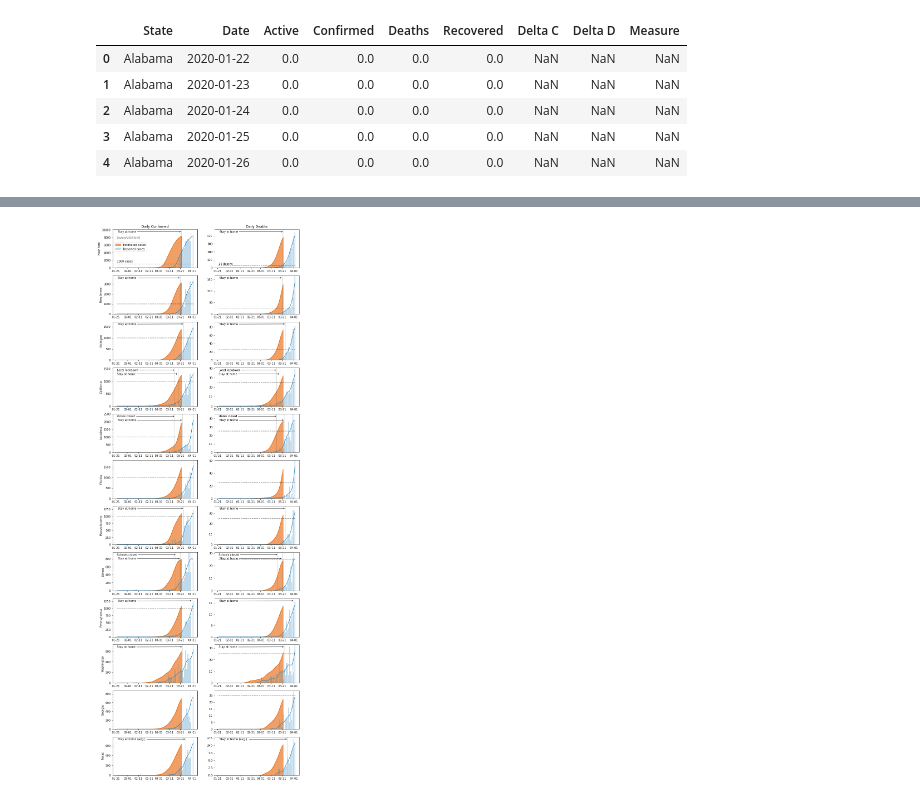
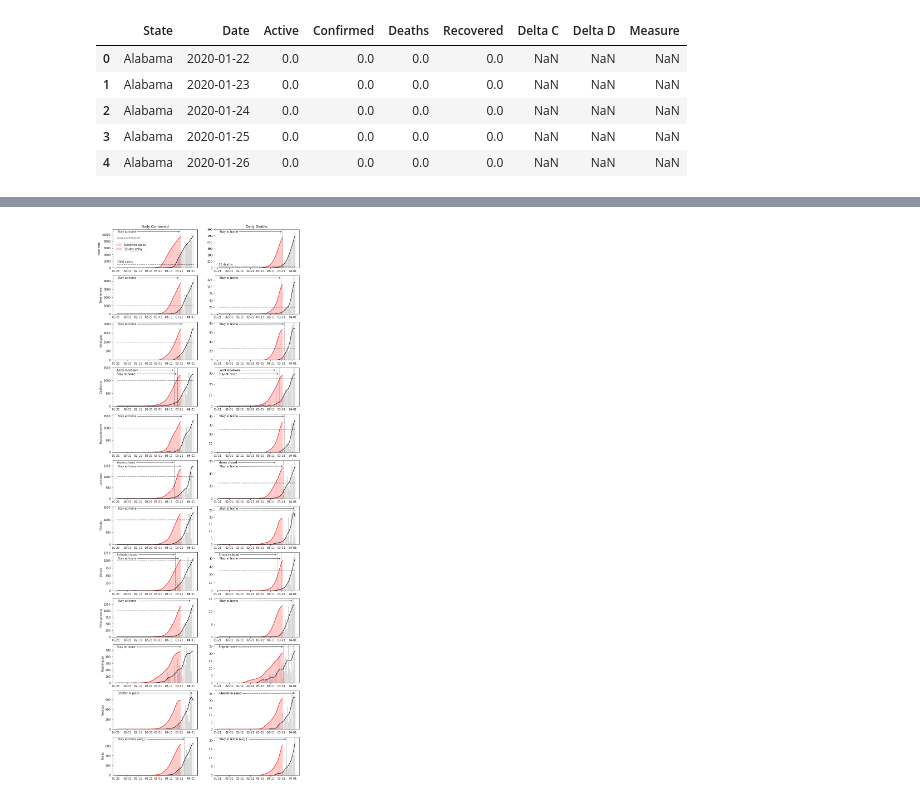
Before and after one commit to tlmohren/Covid19_analysis, a Jupyter notebook: JHUdata_states_daily.ipynb, the cells around one changed output, grey strips where cells are left out. Cells and saved outputs as stored; diff of their text form; code cells hidden in the pictures.

Commit message:
color change in daily cases

```diff
--- a/JHUdata_states_daily.ipynb
+++ b/JHUdata_states_daily.ipynb
@@ -389,22 +400,31 @@ def smooth(x,window_len=11,window='hanning'):
     return y
 
 def plot_daily( ax_p, date_col, data_series, measures = pd.DataFrame()):
-    bar_alpha = .6
-    fill_alpha = .6
-    bar_col = '#2b83ba'
-    fill_col ='#e66101'
+#     bar_alpha = .6
+#     fill_alpha = .6
+#     bar_col = '#2b83ba'
+#     fill_col ='#e66101'
+
+    bar_alpha = .15
+    fill_alpha = .2
+#     bar_col = '#2b83ba'
+#     fill_col ='#e66101'
+
+    bar_col = 'k'#np.array([ 1,1,1] )*0.5
+    fill_col = 'r'
+
 
     z_bar= 3
     z_fill = 1
 
 
     # plotting parameters
-    bar_alpha = 0.3
+#     bar_alpha = 0.3
     filter_w = 9
     filter_w_delay = 13
 
-    case_delay = 11
-    death_delay = 13
+    case_delay = 12
+    death_delay = 12
 
     edge_cut = int( np.floor(filter_w/2) )
     edge_cut_delay = int( np.floor(filter_w_delay/2) )
@@ -424,11 +444,12 @@ def plot_daily( ax_p, date_col, data_series, measures = pd.DataFrame()):
              alpha = bar_alpha , color=bar_col,
                 label = 'Reported cases', zorder = z_bar)
     ax_p.plot( date_col, plot_smooth, color=bar_col, zorder = z_bar)
+
     ax_p.plot( date_col.iloc[0:-case_delay] , plot_smooth_delay[case_delay:]  ,
                       color=fill_col, zorder = z_fill)
     ax_p.fill_between( date_col.iloc[0:-case_delay] , 0, plot_smooth_delay[case_delay:] ,
                       alpha= fill_alpha, color=fill_col,
-                      label='Estimated cases', zorder = z_fill
+                      label='12-day delay', zorder = z_fill
                     )
 
     # axis modify
@@ -447,7 +468,8 @@ def plot_daily( ax_p, date_col, data_series, measures = pd.DataFrame()):
     # annotate
     counter = 0
     for i,row in measures.iterrows():
-        ax_p.plot( [row['Date'],row['Date']] ,[0,cmax], alpha = 0.2,color='k')
+        ax_p.plot( [row['Date'],row['Date']] ,[0,cmax],'--', alpha = 0.5,color='k',linewidth=1,zorder  = 6)
+#         ax_p.plot( [row['Date'],row['Date']] ,[0,cmax], alpha = 0.2,color='k')
         chinese = ['Hubei','China']
         if any(c in measures.iloc[0,:]['Measure'] for c in chinese):
             ax_p.annotate( row['Measure'], (row["Date"],cmax*(0.94-0.1*counter)) ,
@@ -504,32 +535,41 @@ for i,country in enumerate( top_state ):
 
     plot_daily( ax[i,0] , df_pl['Date'], df_pl['Daily Confirmed'], measures)
     plot_daily( ax[i,1] , df_pl['Date'], df_pl['Daily Deaths'],measures)
 
     # add comparison lines
     ax[i,0].plot( dates[[0,len(days)-1]], [1000,1000],'--',color='k', alpha = 0.5 )
     ax[i,1].plot( dates[[0,len(days)-1]], [25,25],'--',color='k', alpha = 0.5 )
     ax[i,0].set_ylabel( country )
 
 ax[0,0].set_title('Daily Confirmed')
 ax[0,1].set_title('Daily Deaths')
-ax[0,0].legend(  bbox_to_anchor=(0.42, .7))
+
+# ax[0,0].legend(  bbox_to_anchor=(0.42, .7))
+# # reverse the order
+# handles, labels = ax[0,0].get_legend_handles_labels()
+# ax[0,0].legend(handles[::-1], labels[::-1])
+
+ax[0,0].legend(  ax[0,0].get_legend_handles_labels()[0][::-1] ,
+               ax[0,0].get_legend_handles_labels()[1] [::-1],
+               bbox_to_anchor=(0.42, .7))
+
 ax[0,0].annotate('1000 cases',[dates[0],1000*1.5])
 ax[0,1].annotate('25 deaths',[dates[0],25*1.5])
 
 
 ax[0,0].annotate('Updated '+str(  dt.num2date(dates[-1]).date()  ),
             [dates[0], df_state['Daily Confirmed'].max()*(0.94-0.1)],
                 color=[.3,.3,.3], style='italic',fontsize=8)
 #             [dt.date2num( dates[0] ) ,df_country['Daily Confirmed'].max()*(0.94-0.2)],
 
 # # # # # save fig  -----------------------------------------------------------------------
 fig_name= 'covid_states_dailycases'
 save_fig = True
 if save_fig:
     plt.savefig('./figs/' + fig_name + '.png',
             format='png', dpi=300,
             transparent=  True,
             bbox_inches = 'tight', pad_inches = 0,
             )
 # %% [output]
-[figure, old version]
+[figure, new version]
```
Also changed, not shown: parts of 8 cells of this notebook, 16 other files.
